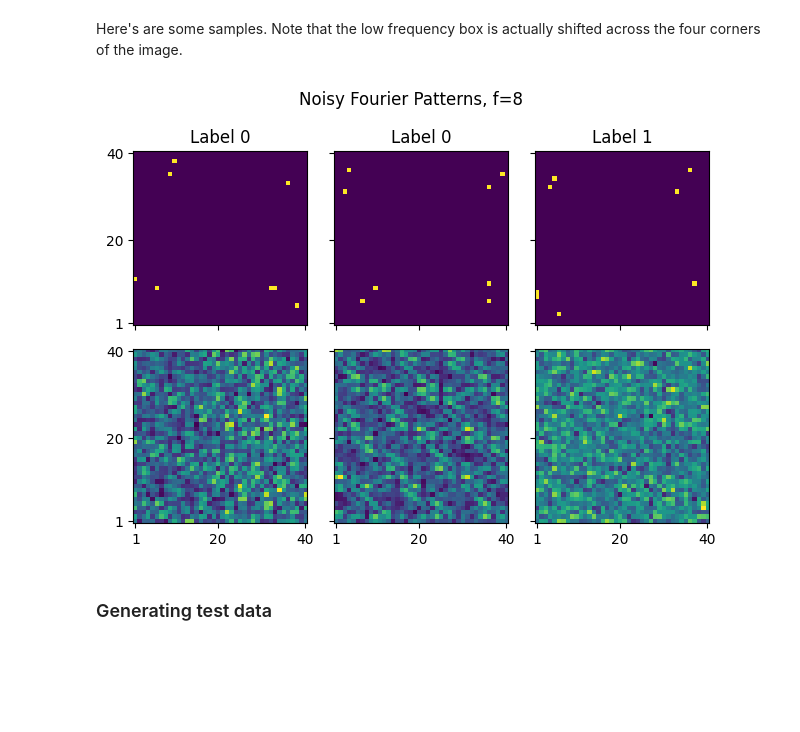
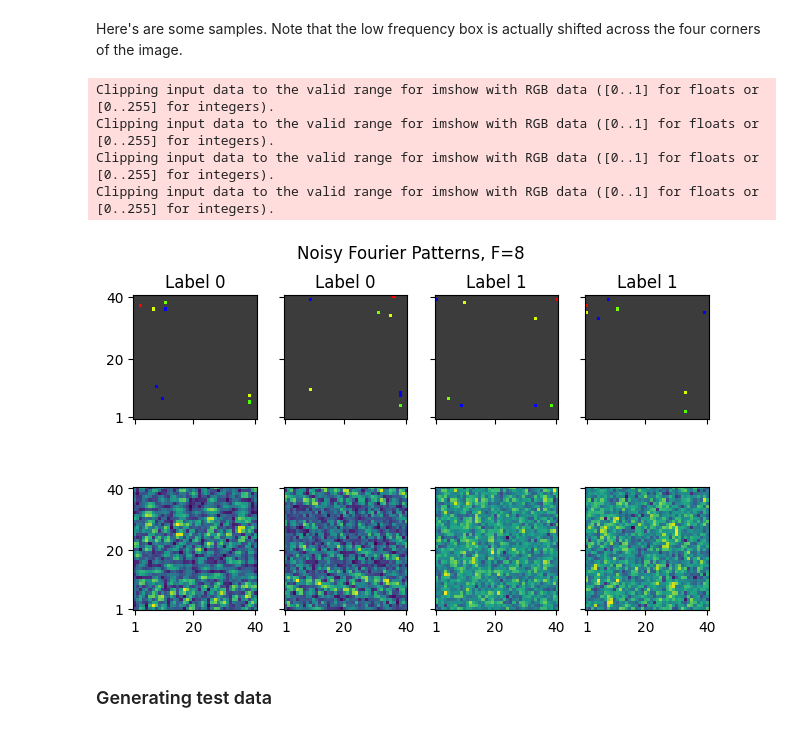
Before and after one commit to orfeasliossatos/Semester-Project, a Jupyter notebook: Tasks/Project.ipynb, the cells around one changed output. Saved outputs shown, nothing was run; the diff lists cells and outputs as text; code cells hidden in the pictures; blank space fills up the shorter version.

```diff
--- a/Tasks/Project.ipynb
+++ b/Tasks/Project.ipynb
@@ -200,7 +177,7 @@ def gen_DOP_data(L=10, N=1, p=2):
 # %% [markdown]
 Here's are some samples
 # %%
-L = 10; p=2; N=2
+L = 40; p=2; N=2
 ticks = np.array([0, L//2-1, L-1])
 x, y = gen_DOP_data(L, N, p)
 fig, axs = plt.subplots(ncols=N)
@@ -275,23 +252,44 @@ def gen_NFP_data(L, N, f, clamp, channels=1):
 # %% [markdown]
 Here's are some samples. Note that the low frequency box is actually shifted across the four corners of the image.
 # %%
-L = 40; N = 3; f = 8; clamp = L // 2
+L = 40; N = 4; f = 8; clamp = L // 2
 ticks = np.array([0, L//2-1, L-1])
-x, y, x_dot = gen_NFP_data(L, N, f=8, clamp=L//2)
+x, y, x_dot = gen_NFP_data(L, N, f=f, clamp=L//2)
 fig, axs = plt.subplots(ncols=N, nrows=2, sharey= True, sharex=True)
 
+def color(z):
+    """
+        A function to color complex units depending on their argument.
+    """
+    if z == complex(0, 0):
+        return [60]*3
+    else:
+        arg = np.angle(z, deg=True) / 360
+        rgb = colorsys.hsv_to_rgb(arg, 1, 1)
+        return (np.array(rgb)*255).astype(int)
+
+
 for i, j in product(range(2), range(N)):
-    axs[i, j].imshow(np.abs(x_dot[j, 0]) if i == 0 else x[j, 0], origin='lower')
+    color_img = np.ndarray(shape=(L, L, 3), dtype=int)
+    for k in range(L):
+        for l in range(L):
+            color_img[k][l] = color(x_dot[j, 0][k][l])
+
+    axs[i, j].imshow(color_img if i == 0 else x[j, 0], origin='lower')
     if i == 0:
         axs[i, j].set_title(f"Label {int(y[j].item())}")
     axs[i, j].set_xticks(ticks); axs[i, j].set_xticklabels(ticks+1)
     axs[i, j].set_yticks(ticks); axs[i, j].set_yticklabels(ticks+1)
 
-fig.suptitle(f"Noisy Fourier Patterns, f={f}")
+fig.suptitle(f"Noisy Fourier Patterns, F={f}", y= 0.9)
 fig.tight_layout()
 plt.show()
 # %% [output]
+Clipping input data to the valid range for imshow with RGB data ([0..1] for floats or [0..255] for integers).
+Clipping input data to the valid range for imshow with RGB data ([0..1] for floats or [0..255] for integers).
+Clipping input data to the valid range for imshow with RGB data ([0..1] for floats or [0..255] for integers).
+Clipping input data to the valid range for imshow with RGB data ([0..1] for floats or [0..255] for integers).
-[figure, old version]
+[figure, new version]
 # %% [markdown]
 ### Generating test data
 # %%
```
Also changed, not shown: parts of 9 cells of this notebook, 1 other file.
